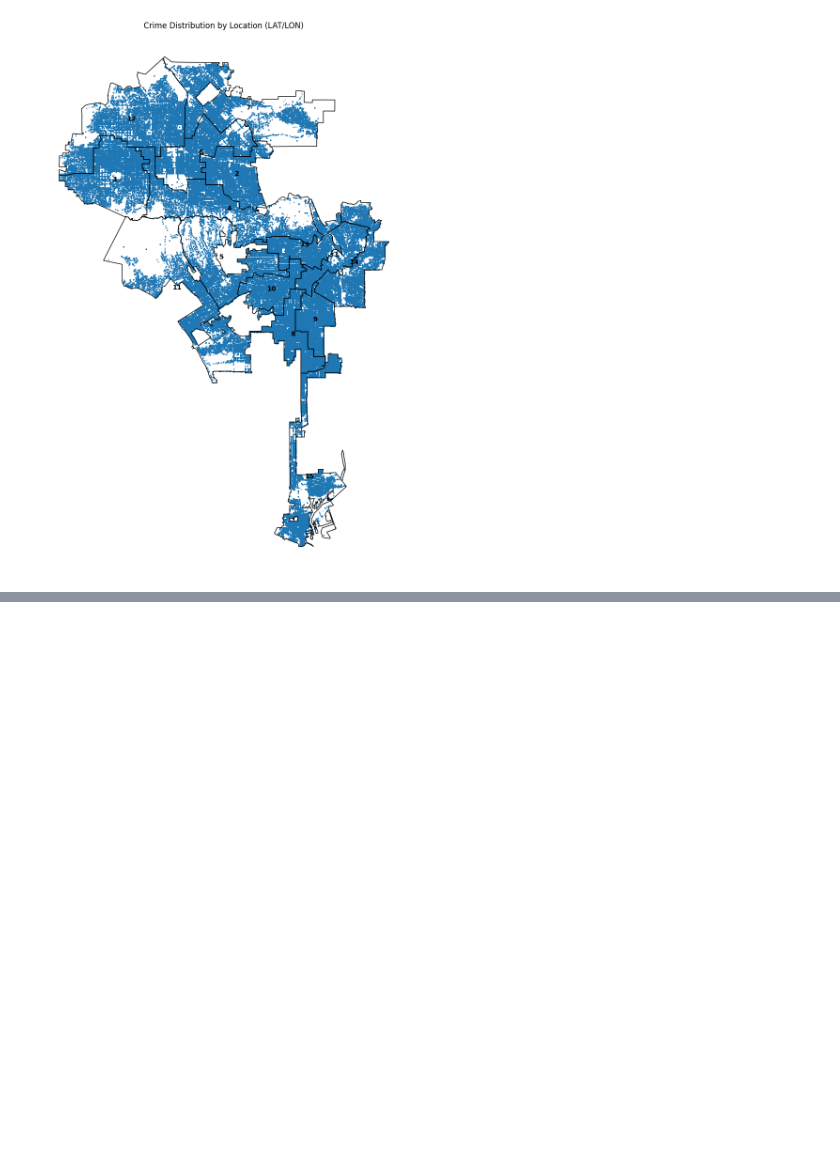
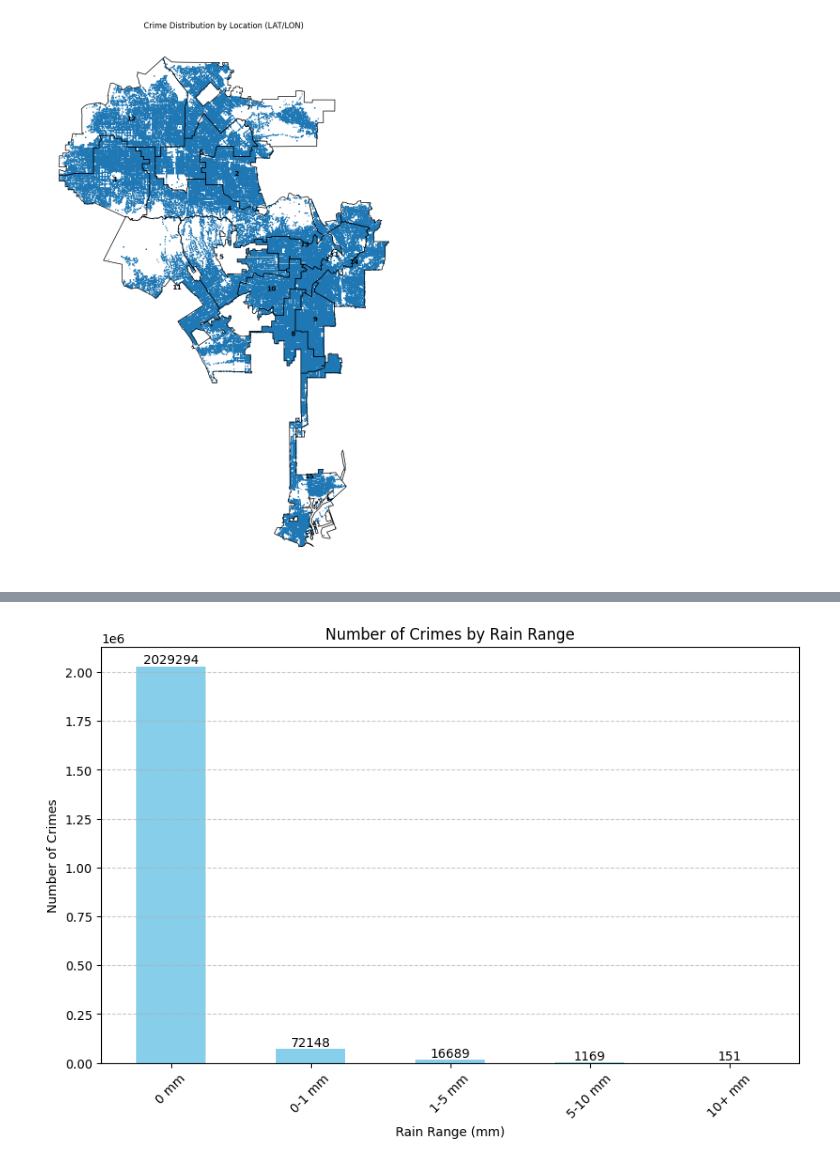
Before and after one commit to MilenaM06/LA-Crime-Analysis, a Jupyter notebook: notebooks/5_1_data_analysis.ipynb, the cells around one changed output, grey strips where cells are left out. Drawn from its saved outputs; the diff is of its cells as text; code cells hidden in the pictures; blank space fills up the shorter version.

```diff
--- a/notebooks/5_1_data_analysis.ipynb
+++ b/notebooks/5_1_data_analysis.ipynb
@@ -570,0 +697,30 @@ plt.show()
+# %%
+# Define rain bins and labels
+rain_bins = [-0.1, 0, 1, 5, 10, 20]  # -0.1 ensures 0 is included
+rain_labels = ['0 mm', '0-1 mm', '1-5 mm', '5-10 mm', '10+ mm']
+
+# Create a new column for rain range
+data['RAIN_RANGE'] = pd.cut(data['RAIN'], bins=rain_bins, labels=rain_labels, include_lowest=True)
+
+# Count crimes in each rain range
+rain_counts = data['RAIN_RANGE'].value_counts().sort_index()
+
+# Drop the temporary column
+data.drop(columns=['RAIN_RANGE'], inplace=True)
+
+# Plot
+plt.figure(figsize=(10,6))
+bars = rain_counts.plot(kind='bar', color='skyblue')
+plt.title('Number of Crimes by Rain Range')
+plt.xlabel('Rain Range (mm)')
+plt.ylabel('Number of Crimes')
+plt.xticks(rotation=45)
+plt.grid(axis='y', linestyle='--', alpha=0.7)
+
+# Add numbers on top of each bar
+for i, count in enumerate(rain_counts):
+    plt.text(i, count + 500, str(count), ha='center', va='bottom', fontsize=10)
+
+plt.show()
+# %% [output]
+[figure, added]
```
Also changed, not shown: parts of 8 cells of this notebook.
